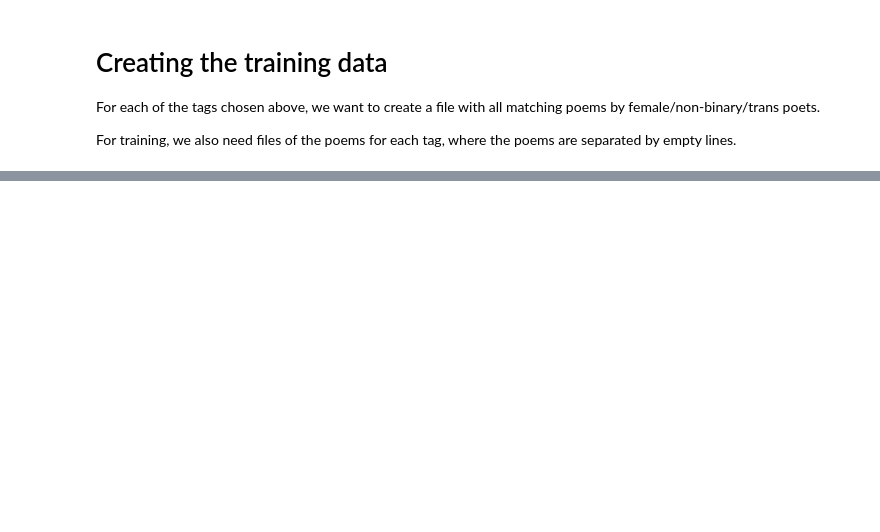
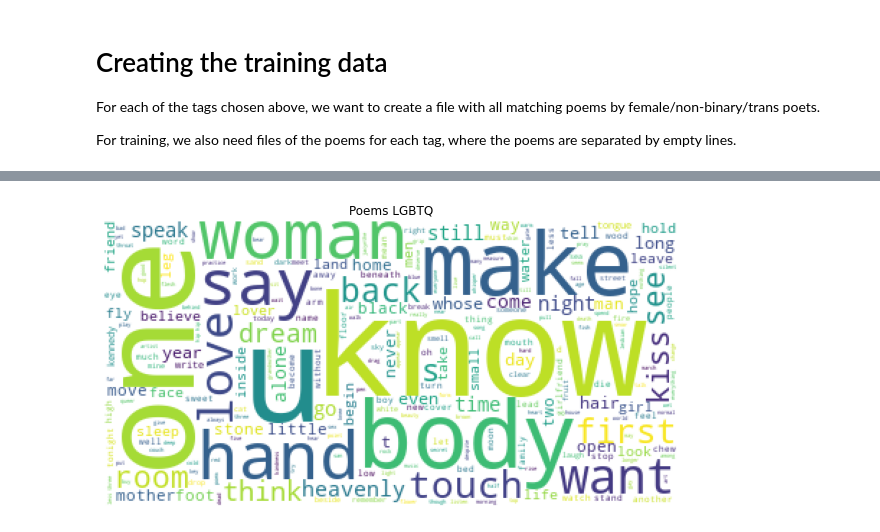
Before and after one commit to rogomes/AIWonderGirls-ATHENA-Art-Assistant, a Jupyter notebook: LSTMs/data/creating-dataset.ipynb, the cells around one changed output, grey strips where cells are left out. Drawn from its saved outputs; the diff is of its cells as text; code cells hidden in the pictures; blank space fills up the shorter version.

```diff
--- a/LSTMs/data/creating-dataset.ipynb
+++ b/LSTMs/data/creating-dataset.ipynb
@@ -410,15 +407,17 @@ Name: preprocessed_text, Length: 3944, dtype: object
 # %%
 def wordcloud(sentence, title):
 
     stopword = set(STOPWORDS)
     wordcloud = WordCloud(background_color="white", max_words=2000, stopwords=stopword,
                           contour_width=1).generate(' '.join(sentence))
 
     plt.figure(figsize = (8, 8), facecolor = None)
     plt.imshow(wordcloud)
     plt.axis("off")
     plt.tight_layout(pad = 0)
     plt.title(title)
     plt.show()
 
-wordcloud(df_raw['preprocessed_text'], 'Community Service NYC based on description')
+wordcloud(df_poetry_with_tag['preprocessed_text'], f'Poems {tag}')
+# %% [output]
+[figure, added]
```
Also changed, not shown: parts of 12 cells of this notebook.
